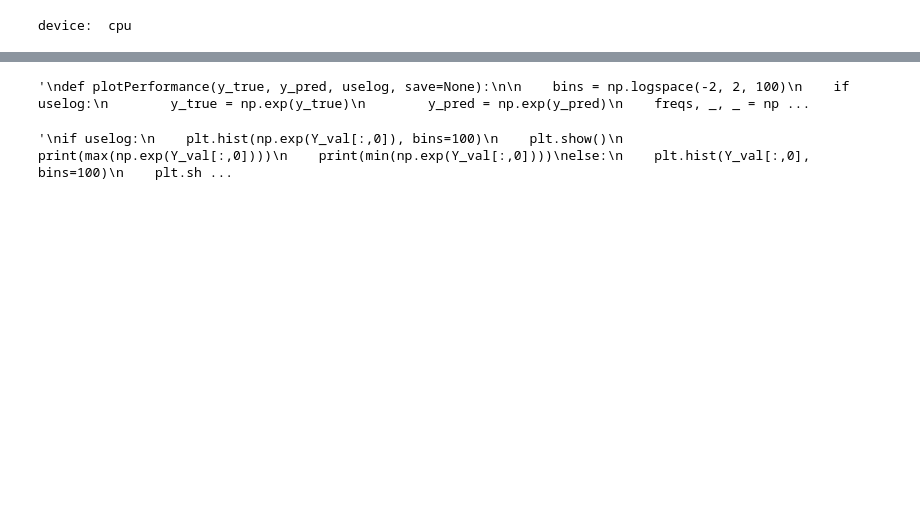
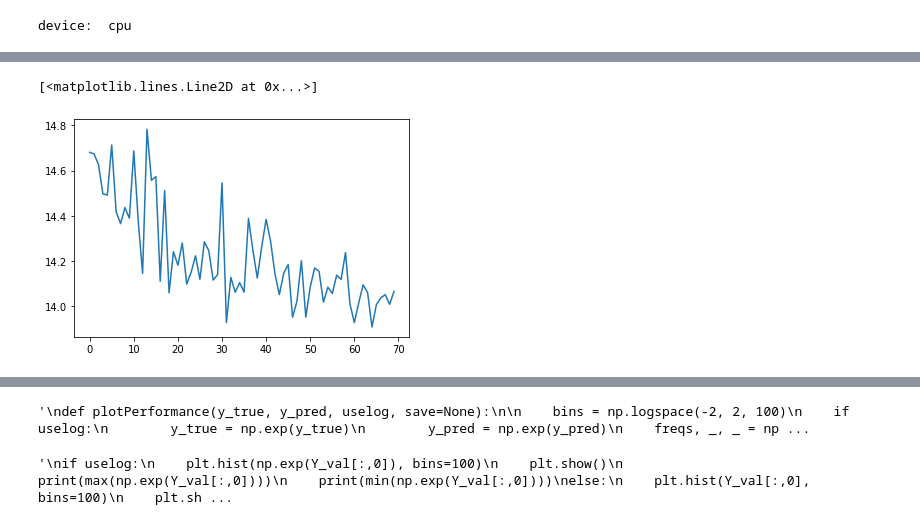
Before and after one commit to ingridingemarsson/geostat-masters-thesis, a Jupyter notebook: notebooks/view_results.ipynb, the cells around one changed output, grey strips where cells are left out. Saved outputs shown, nothing was run; the diff lists cells and outputs as text; code cells hidden in the pictures; blank space fills up the shorter version.

```diff
--- a/notebooks/view_results.ipynb
+++ b/notebooks/view_results.ipynb
@@ -90,0 +91,5 @@ plt.plot(qrnn_model.training_history['validation_loss'])
+# %%
+plt.plot(qrnn_model.training_history['MSE'])
+# %% [output]
+[<matplotlib.lines.Line2D at 0x...>]
+[figure, added]
```
Also changed, not shown: parts of 8 cells of this notebook.
